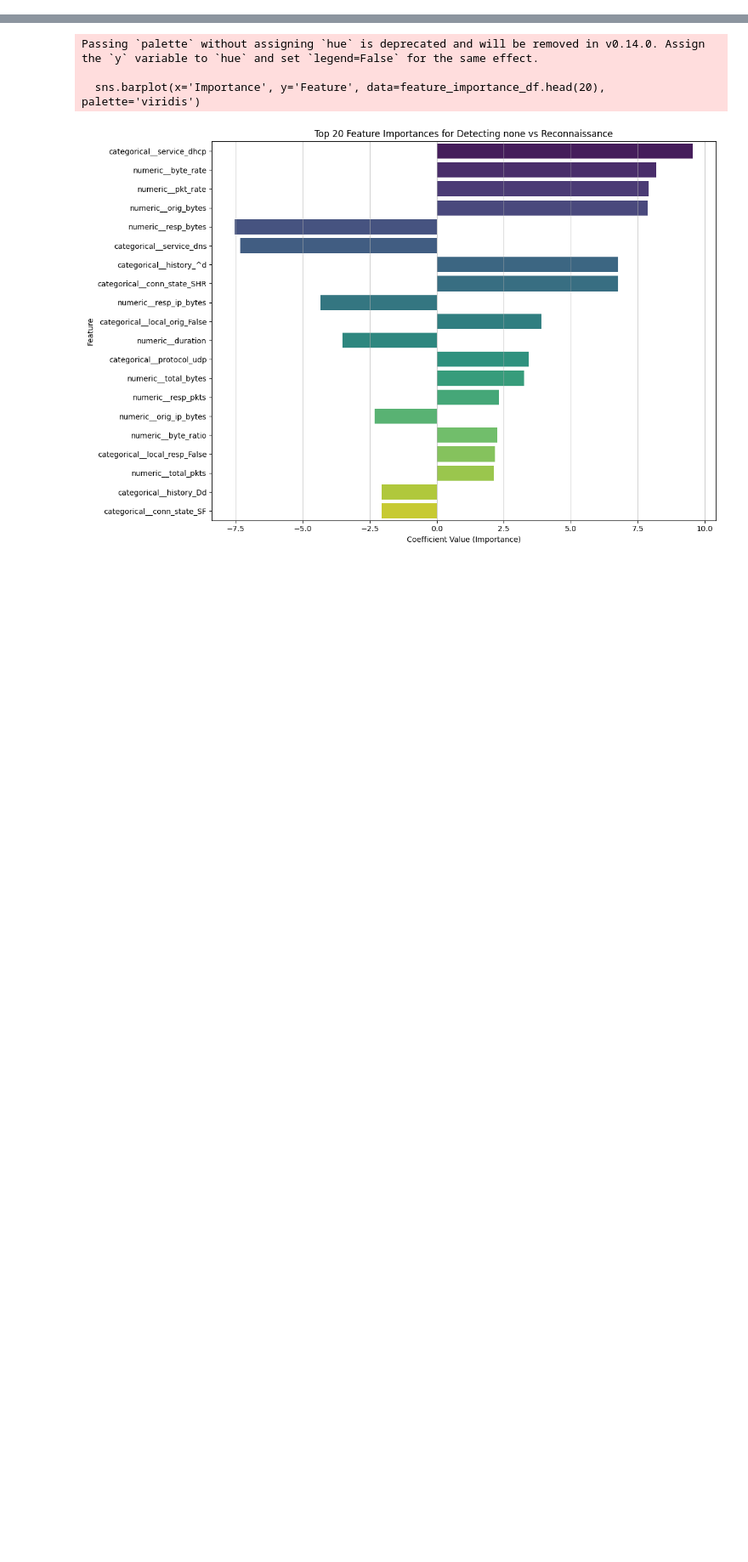
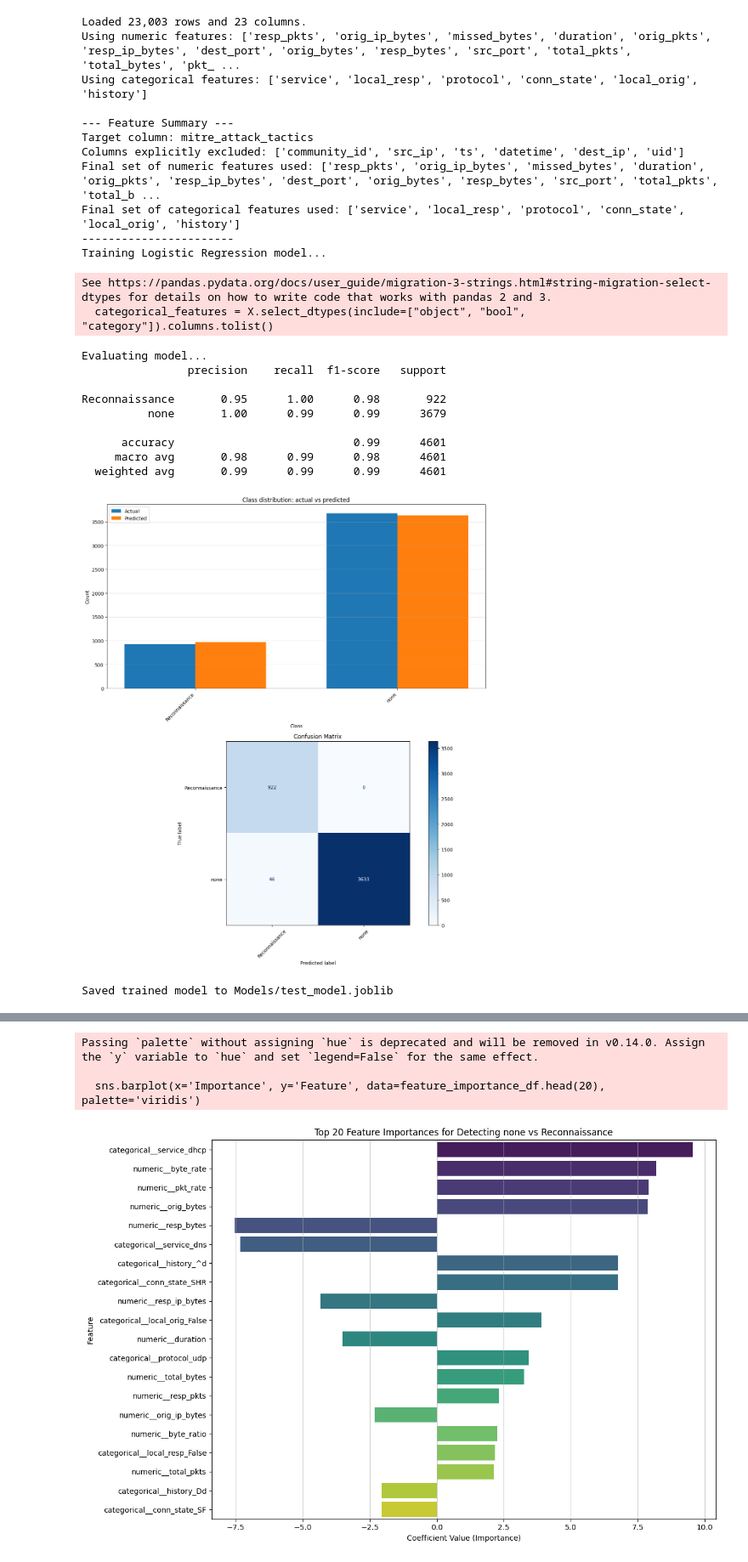
Before and after one commit to JoFil24/CyberIncidentAIWorkflow, a Jupyter notebook: SOCLogsLogisticRegression.ipynb, the cells around one changed output, grey strips where cells are left out. Shown at 85% size. Saved outputs shown, nothing was run; the diff lists cells and outputs as text; code cells hidden in the pictures; blank space fills up the shorter version.

```diff
--- a/SOCLogsLogisticRegression.ipynb
+++ b/SOCLogsLogisticRegression.ipynb
@@ -15,8 +15,8 @@ from sklearn.model_selection import train_test_split
 from sklearn.pipeline import Pipeline
 from sklearn.preprocessing import OneHotEncoder, StandardScaler
 # %%
-DATA_PATH = Path("/content/part-00000-0af89d10-df53-44fd-b124-a8a496fd5023-c000(2).csv")
-MODEL_PATH = Path("/content/").parent / "siem_logistic_model.joblib"
+DATA_PATH = Path("./Datasets/part-00000-0af89d10-df53-44fd-b124-a8a496fd5023-c000(2).csv")
+MODEL_PATH = Path("./Models/test_model.joblib")
 TARGET_COLUMN = "mitre_attack_tactics"
 EXCLUDE_COLUMNS = {
     "dest_ip",
@@ -164,7 +164,7 @@ def plot_results(y_test: pd.Series, y_pred: np.ndarray, labels: list[str]) -> No
     fig.tight_layout()
     plt.show()
 # %%
-def main() -> None:
+def main() -> Pipeline:
     df = load_data(DATA_PATH)
     X, y, numeric_features, categorical_features = prepare_features(df)
 
@@ -192,13 +192,7 @@ def main() -> None:
     y_pred = pipeline.predict(x_test)
     print(classification_report(y_test, y_pred, zero_division=0))
 
-    try:
-        import joblib
-
-        joblib.dump(pipeline, MODEL_PATH)
-        print(f"Saved trained model to {MODEL_PATH}")
-    except ImportError:
-        print("joblib not installed; skipping model persistence.")
-
     labels = sorted(y.unique())
     plot_results(y_test, y_pred, labels)
+
+    return pipeline
@@ -279,3 +199,34 @@ information about how to avoid this problem.
+# %%
+if __name__ == "__main__":
+    pipeline = main()
+    import joblib
+    joblib.dump(pipeline, MODEL_PATH)
+    print(f"Saved trained model to {MODEL_PATH}")
+# %% [output]
+Loaded 23,003 rows and 23 columns.
+Using numeric features: ['resp_pkts', 'orig_ip_bytes', 'missed_bytes', 'duration', 'orig_pkts', 'resp_ip_bytes', 'dest_port', 'orig_bytes', 'resp_bytes', 'src_port', 'total_pkts', 'total_bytes', 'pkt_ ...
+Using categorical features: ['service', 'local_resp', 'protocol', 'conn_state', 'local_orig', 'history']
+
+--- Feature Summary ---
+Target column: mitre_attack_tactics
+Columns explicitly excluded: ['community_id', 'src_ip', 'ts', 'datetime', 'dest_ip', 'uid']
+Final set of numeric features used: ['resp_pkts', 'orig_ip_bytes', 'missed_bytes', 'duration', 'orig_pkts', 'resp_ip_bytes', 'dest_port', 'orig_bytes', 'resp_bytes', 'src_port', 'total_pkts', 'total_b ...
+Final set of categorical features used: ['service', 'local_resp', 'protocol', 'conn_state', 'local_orig', 'history']
+-----------------------
+Training Logistic Regression model...
+See https://pandas.pydata.org/docs/user_guide/migration-3-strings.html#string-migration-select-dtypes for details on how to write code that works with pandas 2 and 3.
+  categorical_features = X.select_dtypes(include=["object", "bool", "category"]).columns.tolist()
+Evaluating model...
+                precision    recall  f1-score   support
+
+Reconnaissance       0.95      1.00      0.98       922
+          none       1.00      0.99      0.99      3679
+
+      accuracy                           0.99      4601
+     macro avg       0.98      0.99      0.98      4601
+  weighted avg       0.99      0.99      0.99      4601
+[figure, added]
+Saved trained model to Models/test_model.joblib
 # %%
 import joblib
 import pandas as pd
```
Also changed, not shown: parts of 4 cells of this notebook, 11 other files.
